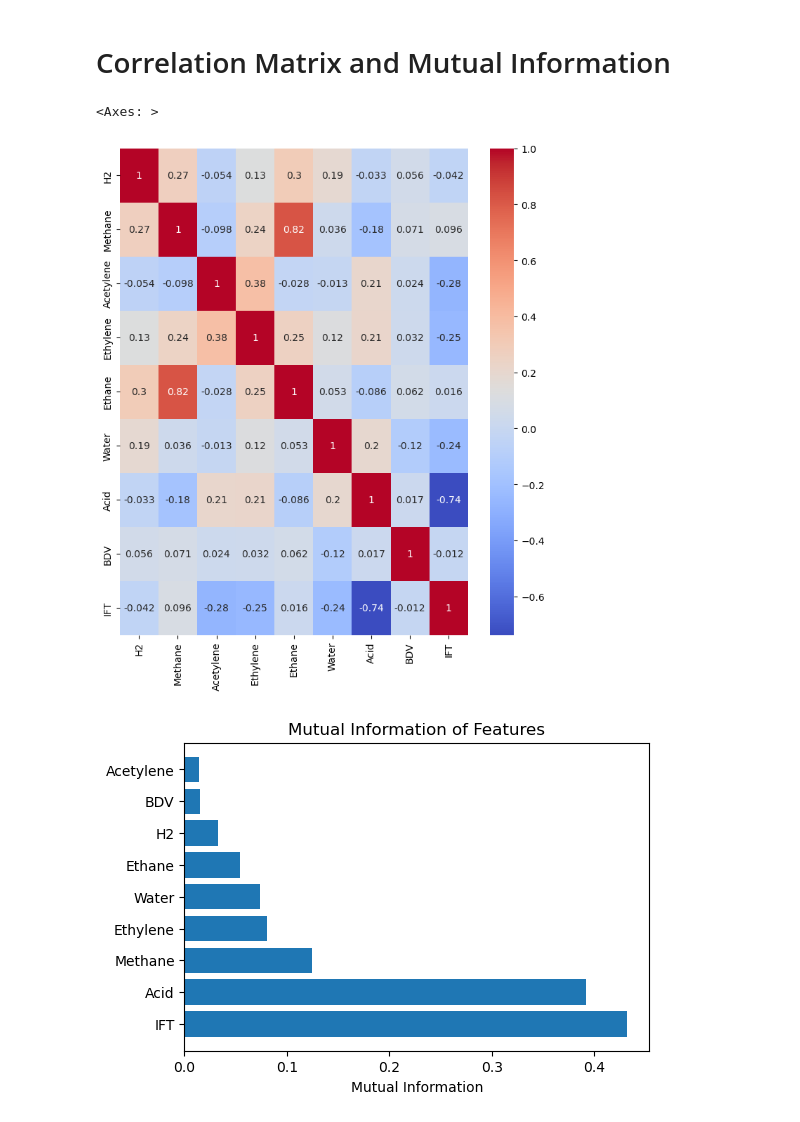
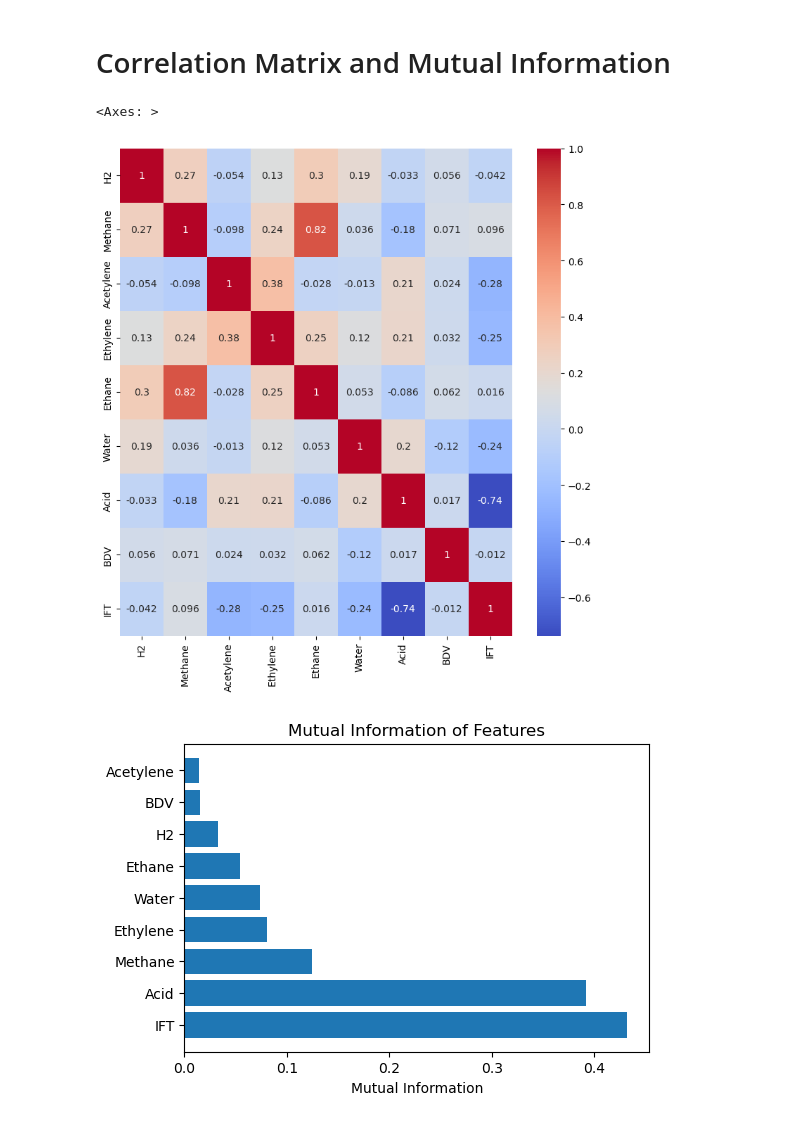
Before and after one commit to NimaFrj/Kaggle-Notebooks, a Jupyter notebook: transformer-paper-regression2.ipynb, the cells around one changed output. Saved outputs shown, nothing was run; the diff lists cells and outputs as text; code cells hidden in the pictures.

```diff
--- a/transformer-paper-regression2.ipynb
+++ b/transformer-paper-regression2.ipynb
@@ -155,11 +123,11 @@ X_B = (X_B - X_B.mean())/X_B.std()
 # %%
 corr_matrix = X_A.corr()
 import seaborn as sns
-plt.figure(figsize=(8, 9))
+plt.figure(figsize=(9, 9))
 sns.heatmap(corr_matrix, annot=True, cmap='coolwarm')
 # %% [output]
 <Axes: >
-[figure, old version]
+[figure, new version]
 # %%
 from sklearn.feature_selection import mutual_info_regression
 
```
Also changed, not shown: parts of 29 cells of this notebook.
